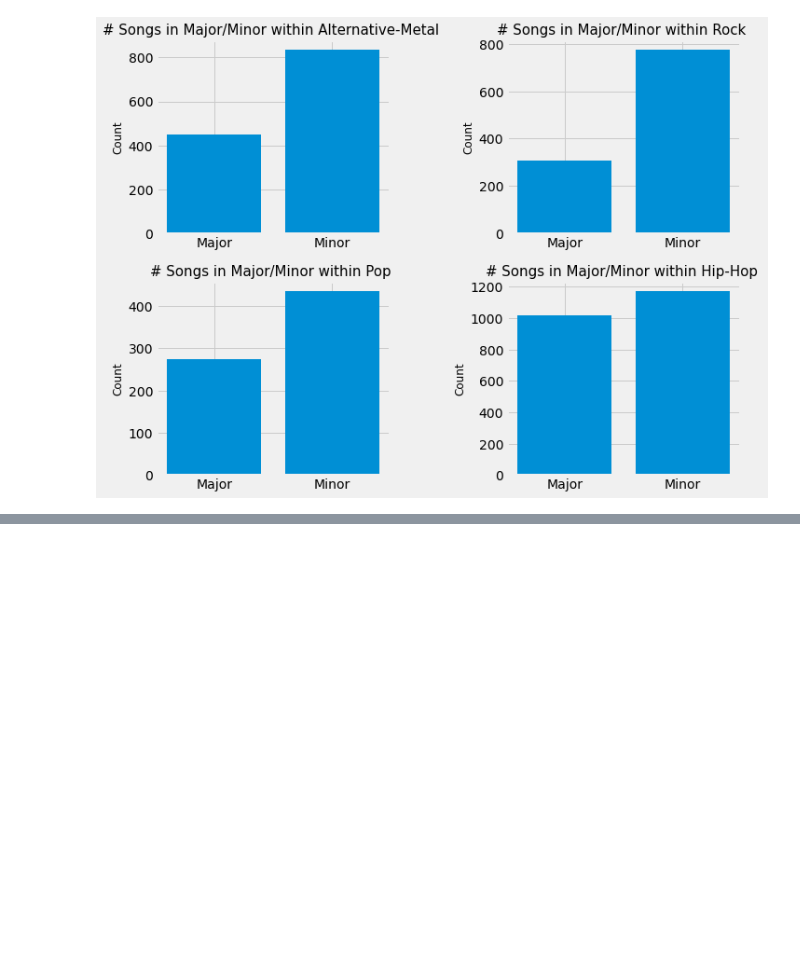
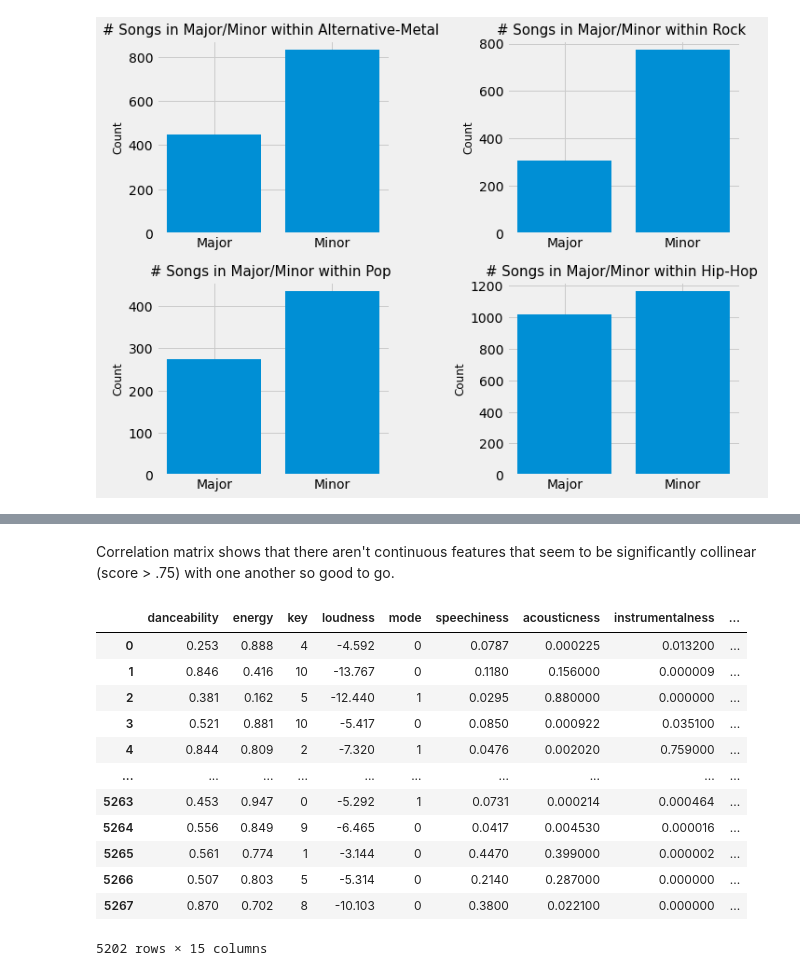
Before and after one commit to Hadryan/Music-Recommendation-System-24, a Jupyter notebook: Data-Cleaning-Preprocessing-API-Only.ipynb, the cells around one changed output, grey strips where cells are left out. Cells and saved outputs as stored; diff of their text form; code cells hidden in the pictures; blank space fills up the shorter version.

```diff
--- a/Data-Cleaning-Preprocessing-API-Only.ipynb
+++ b/Data-Cleaning-Preprocessing-API-Only.ipynb
@@ -340,3 +443,21 @@ plt.show()
+# %% [markdown]
+Correlation matrix shows that there aren't continuous features that seem to be significantly collinear (score > .75) with one another so good to go.
+# %%
+all_songs
+# %% [output]
+|  | danceability | energy | key | loudness | mode | speechiness | acousticness | instrumentalness | ... |
+| 0 | 0.253 | 0.888 | 4 | -4.592 | 0 | 0.0787 | 0.000225 | 0.013200 | ... |
+| 1 | 0.846 | 0.416 | 10 | -13.767 | 0 | 0.1180 | 0.156000 | 0.000009 | ... |
+| 2 | 0.381 | 0.162 | 5 | -12.440 | 1 | 0.0295 | 0.880000 | 0.000000 | ... |
+| 3 | 0.521 | 0.881 | 10 | -5.417 | 0 | 0.0850 | 0.000922 | 0.035100 | ... |
+| 4 | 0.844 | 0.809 | 2 | -7.320 | 1 | 0.0476 | 0.002020 | 0.759000 | ... |
+| ... | ... | ... | ... | ... | ... | ... | ... | ... | ... |
+| 5263 | 0.453 | 0.947 | 0 | -5.292 | 1 | 0.0731 | 0.000214 | 0.000464 | ... |
+| 5264 | 0.556 | 0.849 | 9 | -6.465 | 0 | 0.0417 | 0.004530 | 0.000016 | ... |
+| 5265 | 0.561 | 0.774 | 1 | -3.144 | 0 | 0.4470 | 0.399000 | 0.000002 | ... |
+| 5266 | 0.507 | 0.803 | 5 | -5.314 | 0 | 0.2140 | 0.287000 | 0.000000 | ... |
+| 5267 | 0.870 | 0.702 | 8 | -10.103 | 0 | 0.3800 | 0.022100 | 0.000000 | ... |
+5202 rows × 15 columns
 # %%
 import pickle
 # %%
```
Also changed, not shown: parts of 43 cells of this notebook, 5 other files.
